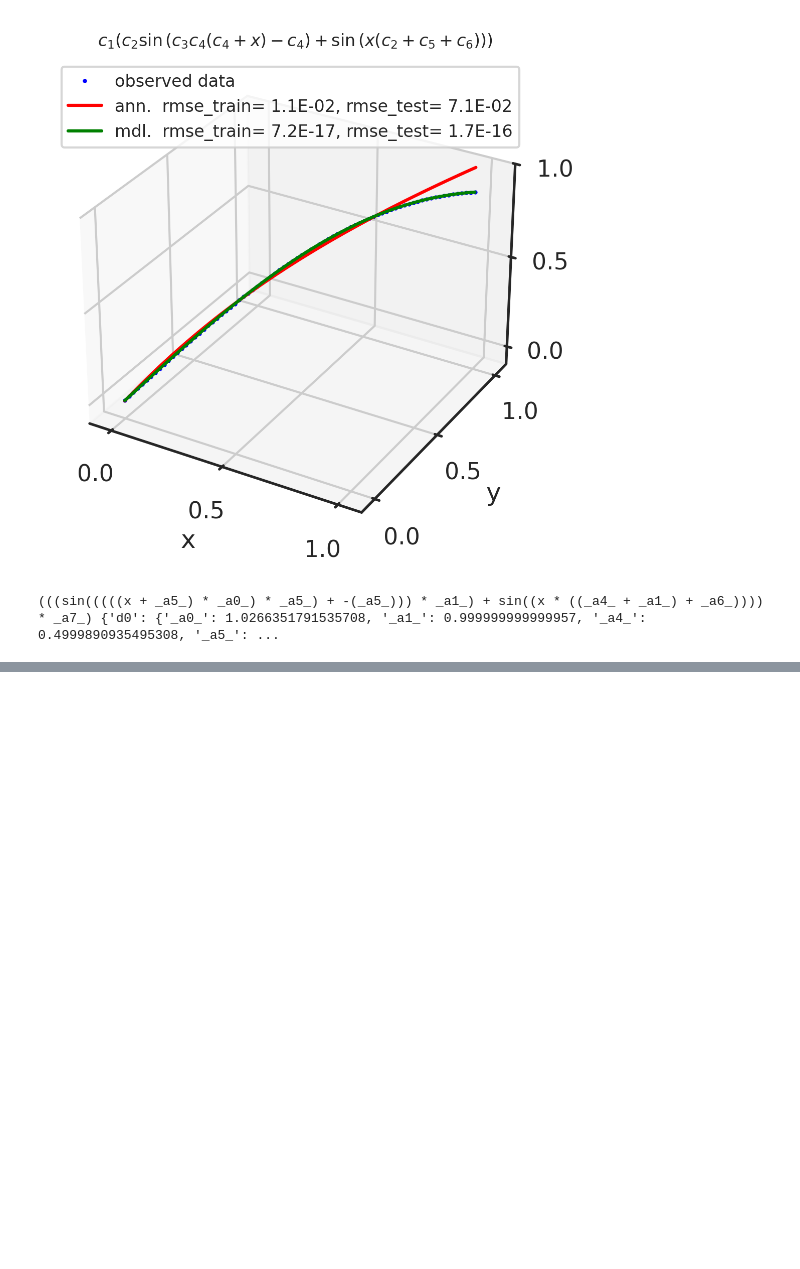
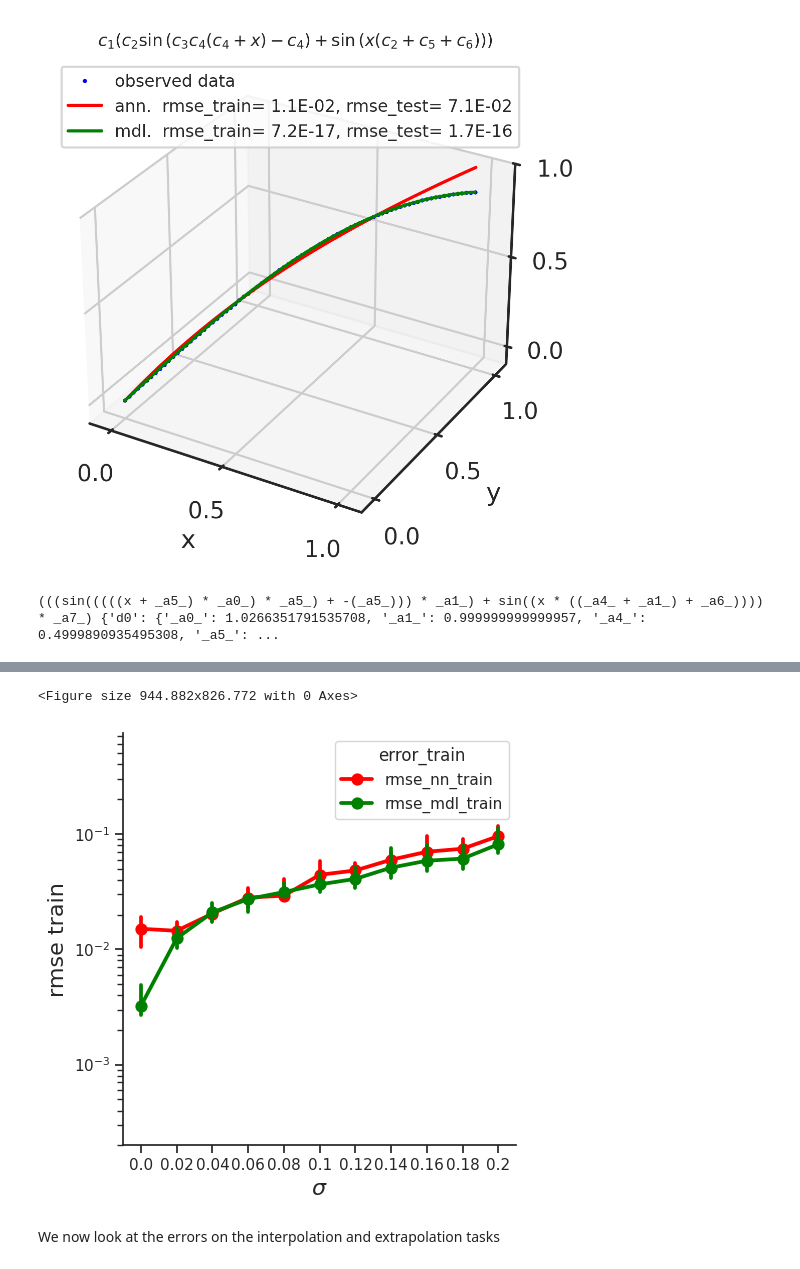
Before and after one commit to SergioCoboLopez/BMS_approximator, a Jupyter notebook: bin/BMS_vs_ANNs.ipynb, the cells around one changed output, grey strips where cells are left out. Saved outputs shown, nothing was run; the diff lists cells and outputs as text; code cells hidden in the pictures; blank space fills up the shorter version.

```diff
--- a/bin/BMS_vs_ANNs.ipynb
+++ b/bin/BMS_vs_ANNs.ipynb
@@ -464,0 +529,20 @@ print(t10,t10.par_values)
+# %%
+#Approximation: leaky ReLU
+fig=figure(figsize=(width,height), dpi=300)
+
+sns.catplot(data=errors_leaky, x='sigma', y='value_train', hue="error_train", kind='point', estimator='median',
+            errorbar=('ci', 95),n_boot=resamples, seed=bs_seed, palette=['red', 'green'],legend_out=False)
+plt.yscale("log")
+
+#labels, limits, and ticks
+plt.xlabel(r'$\sigma$',fontsize=size_axis)
+plt.ylabel('rmse train',fontsize=size_axis)
+
+plt.ylim(ymin,ymax)
+name_fig='leaky_approximation.png'
+plt.savefig(output_path+name_fig,dpi=300)
+# %% [output]
+<Figure size 944.882x826.772 with 0 Axes>
+[figure, added]
+# %% [markdown]
+We now look at the errors on the interpolation and extrapolation tasks
```
Also changed, not shown: parts of 17 cells of this notebook, 11 other files.
